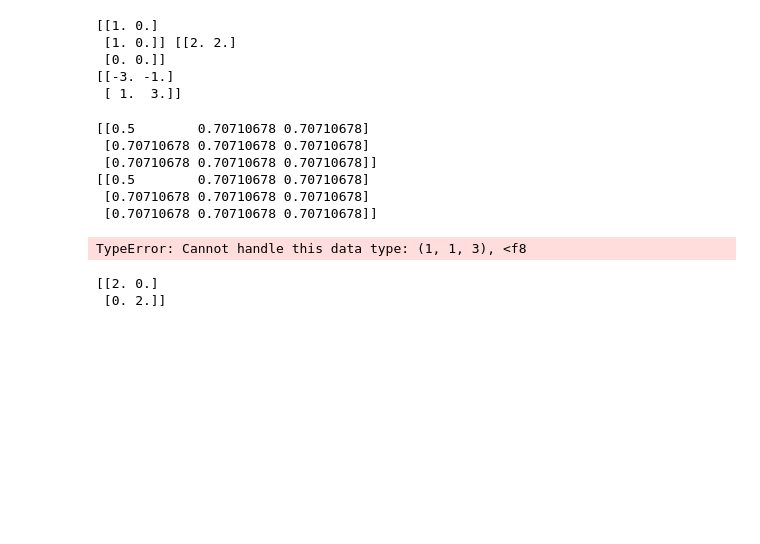
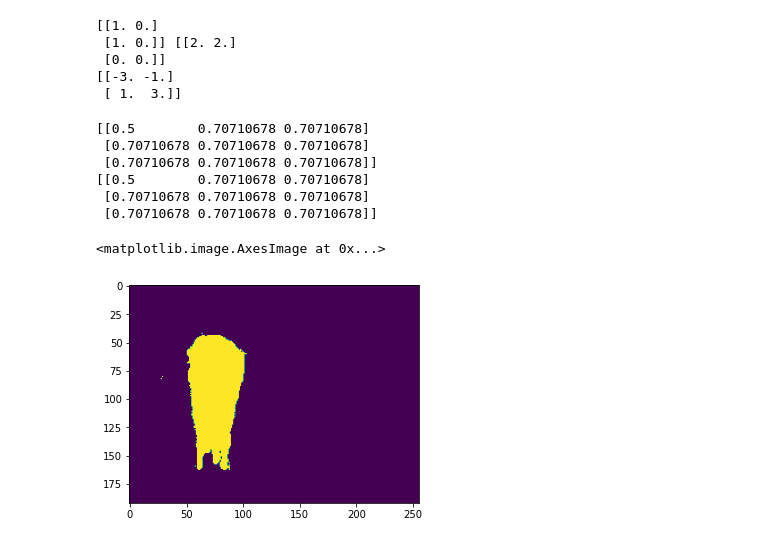
Before and after one commit to Mudhdhoo/Caltech-SURF-2023, a Jupyter notebook: test.ipynb, the cells around one changed output. Saved outputs shown, nothing was run; the diff lists cells and outputs as text; code cells hidden in the pictures; blank space fills up the shorter version.

```diff
--- a/test.ipynb
+++ b/test.ipynb
@@ -138,31 +138,10 @@ print(prox[:,:,1])
 [[0.5        0.70710678 0.70710678]
  [0.70710678 0.70710678 0.70710678]
  [0.70710678 0.70710678 0.70710678]]
-# %%
-from PIL import Image
-cow = loadmat(os.path.join('images','image'))['image']
-
-pil_cow = Image.fromarray(cow)
-size = 0.2
-pil_cow = pil_cow.resize((int(cow.shape[1]*size), int(cow.shape[0]*size)))
-pil_cow = np.array(pil_cow)
-pil_
-
-plt.imshow(pil_cow)
-plt.show()
-# %% [output]
-TypeError: Cannot handle this data type: (1, 1, 3), <f8
-# %%
-a = np.zeros([2,2,3])
-a[:,:,0] = np.array([[1,2],[3,4]])
-a[:,:,1] = np.array([[1,1],[1,1]])
-a[:,:,2] = np.array([[1,0],[0,1]])
-b = np.array([[2,2],[2,2]])
-a[:,:,0] = a[:,:,0]*b
-a[:,:,1] = a[:,:,1]*b
-a[:,:,2] = a[:,:,2]*b
-
-print(a[:,:,2])
-# %% [output]
-[[2. 0.]
- [0. 2.]]
+# %%
+cow = loadmat('cow_im0.mat')['Im']
+u = loadmat('u.mat')['u']
+plt.imshow(u)
+# %% [output]
+<matplotlib.image.AxesImage at 0x...>
+[figure, added]
```
Also changed, not shown: parts of 1 cell of this notebook, 5 other files.
